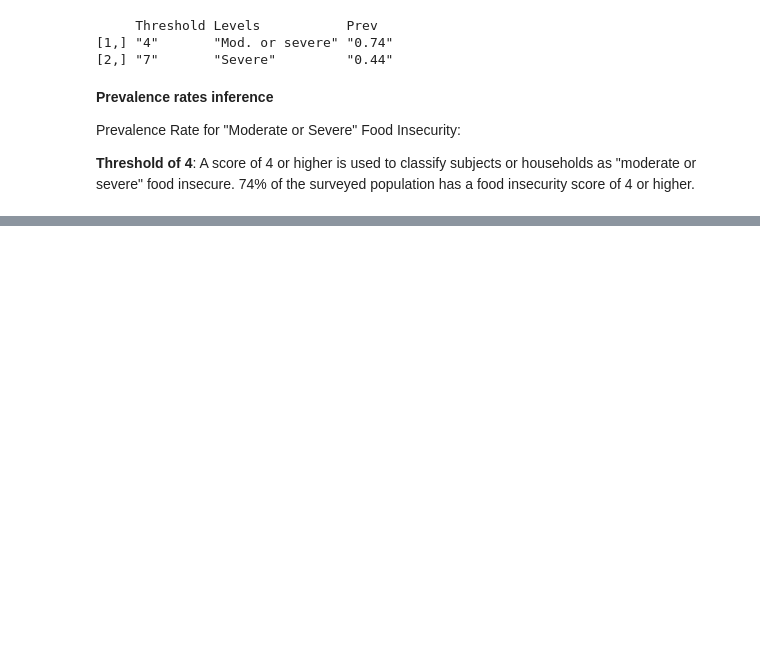
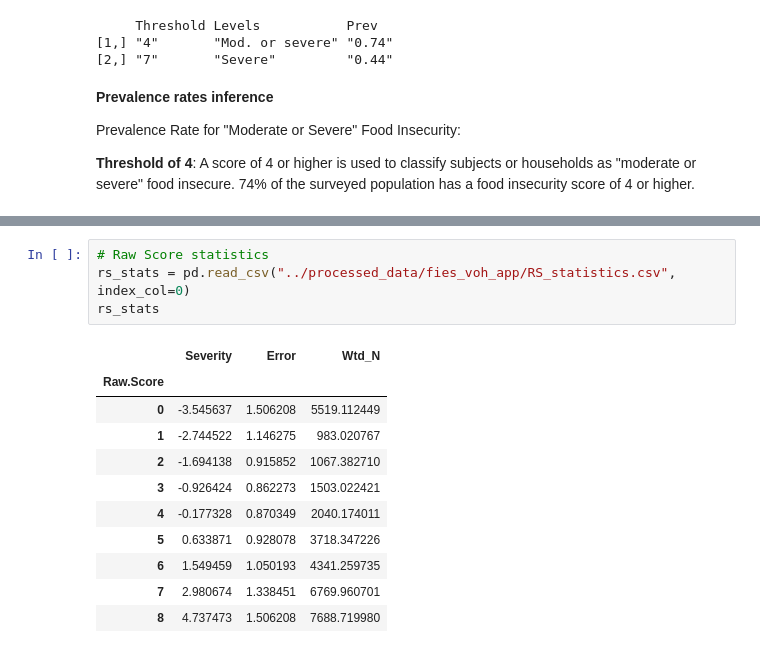
Before and after one commit to decorouz/Food_Insecurity_Indicators_Analysis, a Jupyter notebook: FIES/MISC_NG_6/notebooks/2_rasch_model.ipynb, the cells around one changed output, grey strips where cells are left out. Cells and saved outputs as stored; diff of their text form; blank space fills up the shorter version.

```diff
--- a/FIES/MISC_NG_6/notebooks/2_rasch_model.ipynb
+++ b/FIES/MISC_NG_6/notebooks/2_rasch_model.ipynb
@@ -645,0 +737,16 @@ By setting the thresholds in terms of latent trait:
+# %%
+# Raw Score statistics
+rs_stats = pd.read_csv("../processed_data/fies_voh_app/RS_statistics.csv", index_col=0)
+rs_stats
+# %% [output]
+|  | Severity | Error | Wtd_N |
+| Raw.Score |  |  |  |
+| 0 | -3.545637 | 1.506208 | 5519.112449 |
+| 1 | -2.744522 | 1.146275 | 983.020767 |
+| 2 | -1.694138 | 0.915852 | 1067.382710 |
+| 3 | -0.926424 | 0.862273 | 1503.022421 |
+| 4 | -0.177328 | 0.870349 | 2040.174011 |
+| 5 | 0.633871 | 0.928078 | 3718.347226 |
+| 6 | 1.549459 | 1.050193 | 4341.259735 |
+| 7 | 2.980674 | 1.338451 | 6769.960701 |
+| 8 | 4.737473 | 1.506208 | 7688.719980 |
```
Also changed, not shown: parts of 20 cells of this notebook, 3 other files.
